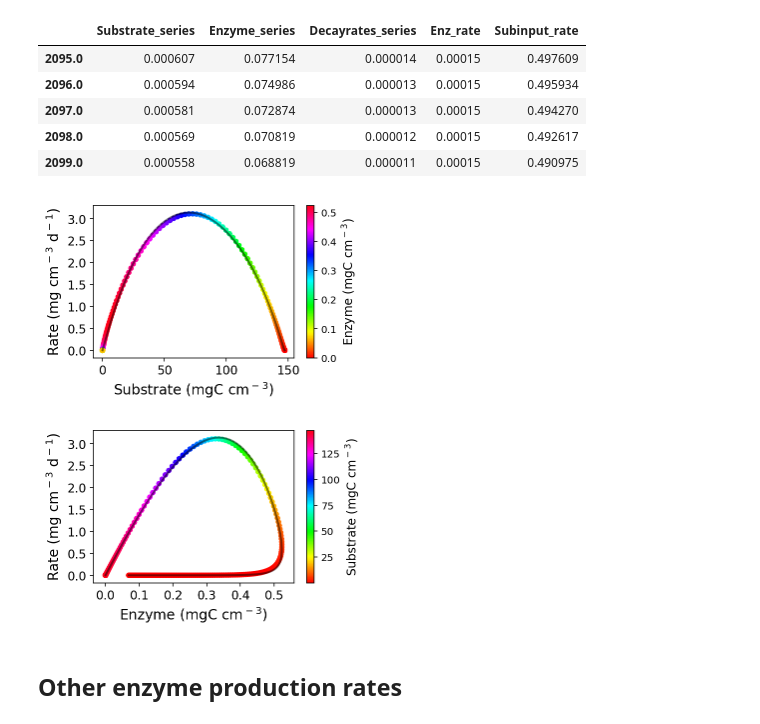
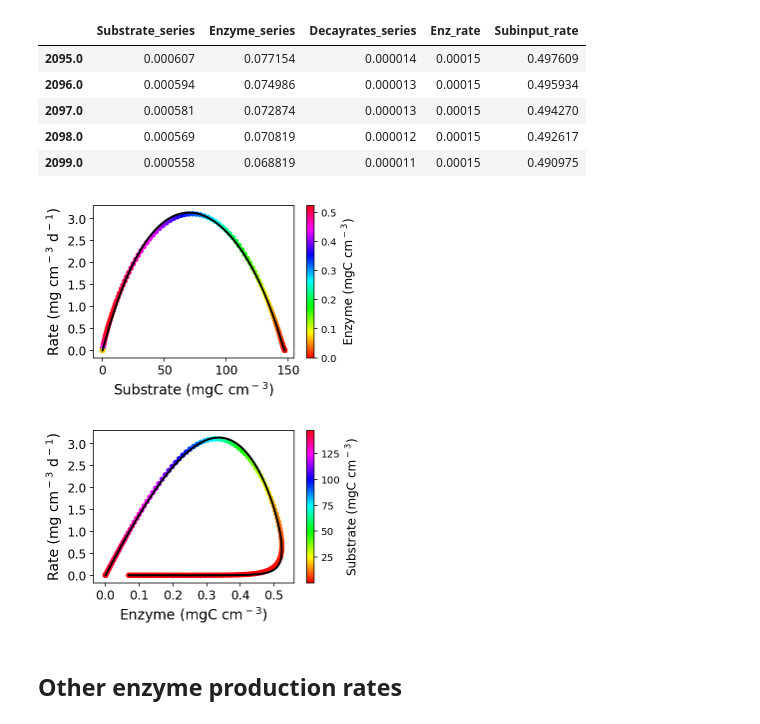
Before and after one commit to bioatmosphere/An_emergent_soil_enzyme_decomposition_model, a Jupyter notebook: Figure_4/Fig_4_ECA_model.ipynb, the cells around one changed output. Drawn from its saved outputs; the diff is of its cells as text; code cells hidden in the pictures.

```diff
--- a/Figure_4/Fig_4_ECA_model.ipynb
+++ b/Figure_4/Fig_4_ECA_model.ipynb
@@ -98,7 +100,7 @@ fig, ax = plt.subplots(figsize=(4.5,2.8))
 
 sd = ax.scatter(Cellulose_15['Substrate_series'],Cellulose_15['Decayrates_series'],s=20,
            c=Cellulose_15['Enzyme_series'],cmap='hsv',alpha=1)
-ax.plot(Cellulose_15['Substrate_series'],Rate_ECA1,linewidth=2, color='black',alpha=0.5)
+ax.plot(Cellulose_15['Substrate_series'],Rate_ECA1,linewidth=2, color='black',alpha=1.0)
 
 ax.set_xlabel("Substrate (mgC cm$^-$$^3$)",size=14,weight='normal')
 ax.set_ylabel("Rate (mg cm$^-$$^3$ d$^-$$^1$)",size=14,weight='normal')
@@ -113,28 +115,28 @@ cb.set_label("Enzyme (mgC cm$^-$$^3$)",size=12)
 
 #plt.savefig('ECA_Rate_Substrate.pdf',bbox_inches='tight')
 # %% [output]
-[figure, old version]
+[figure, new version]
 # %%
 fig, ax = plt.subplots(figsize=(4.5,2.8))
 
 sd = ax.scatter(Cellulose_15['Enzyme_series'],Cellulose_15['Decayrates_series'],s=20,
                 c=Cellulose_15['Substrate_series'],cmap='hsv',alpha=1)
 
-ax.plot(Cellulose_15['Enzyme_series'],Rate_ECA1,linewidth=2,color='black',alpha=0.5)
+ax.plot(Cellulose_15['Enzyme_series'],Rate_ECA1,linewidth=2,color='black',alpha=1.0)
 
 ax.set_xlabel("Enzyme (mgC cm$^-$$^3$)",size=14,weight='normal')
 ax.set_ylabel("Rate (mg cm$^-$$^3$ d$^-$$^1$)",size=14,weight='normal')
 
 plt.xticks(fontsize=12)
 plt.yticks(fontsize=12)
 
 cb = plt.colorbar(sd)
 
 cb.set_label("Substrate (mgC cm$^-$$^3$)",size=12)
 
 #plt.savefig('ECA_Rate_Enzyme.pdf',bbox_inches='tight')
 # %% [output]
-[figure, old version]
+[figure, new version]
 # %% [markdown]
 ## Other enzyme production rates
 # %%
```
Also changed, not shown: parts of 40 cells of this notebook.
